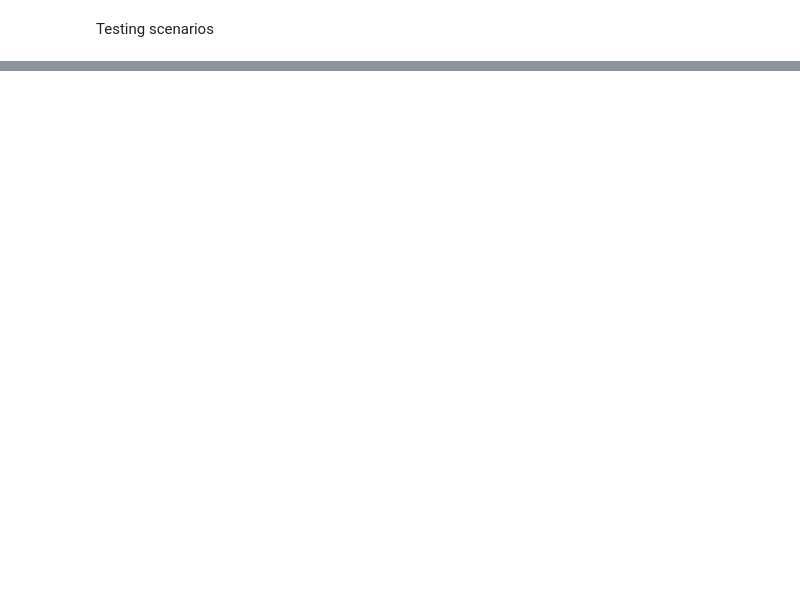
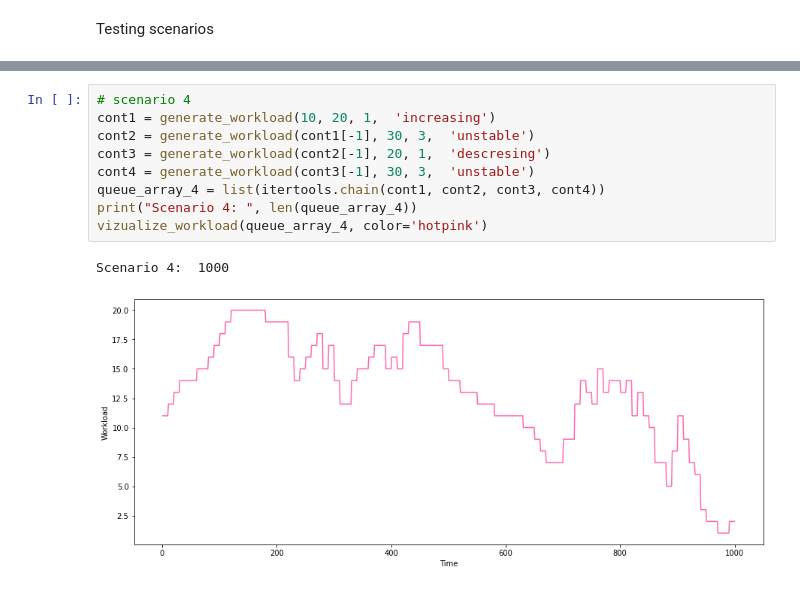
Before and after one commit to dkapczynska/Resource_management_RL, a Jupyter notebook: 00. Prepare scenarios.ipynb, the cells around one changed output, grey strips where cells are left out. Drawn from its saved outputs; the diff is of its cells as text; blank space fills up the shorter version.

```diff
--- a/00. Prepare scenarios.ipynb
+++ b/00. Prepare scenarios.ipynb
@@ -142,0 +161,12 @@ Broken pipe test on multiprocessing for each scenario
+# %%
+# scenario 4
+cont1 = generate_workload(10, 20, 1,  'increasing')
+cont2 = generate_workload(cont1[-1], 30, 3,  'unstable')
+cont3 = generate_workload(cont2[-1], 20, 1,  'descresing')
+cont4 = generate_workload(cont3[-1], 30, 3,  'unstable')
+queue_array_4 = list(itertools.chain(cont1, cont2, cont3, cont4))
+print("Scenario 4: ", len(queue_array_4))
+vizualize_workload(queue_array_4, color='hotpink')
+# %% [output]
+Scenario 4:  1000
+[figure, added]
```
Also changed, not shown: parts of 25 cells of this notebook.
